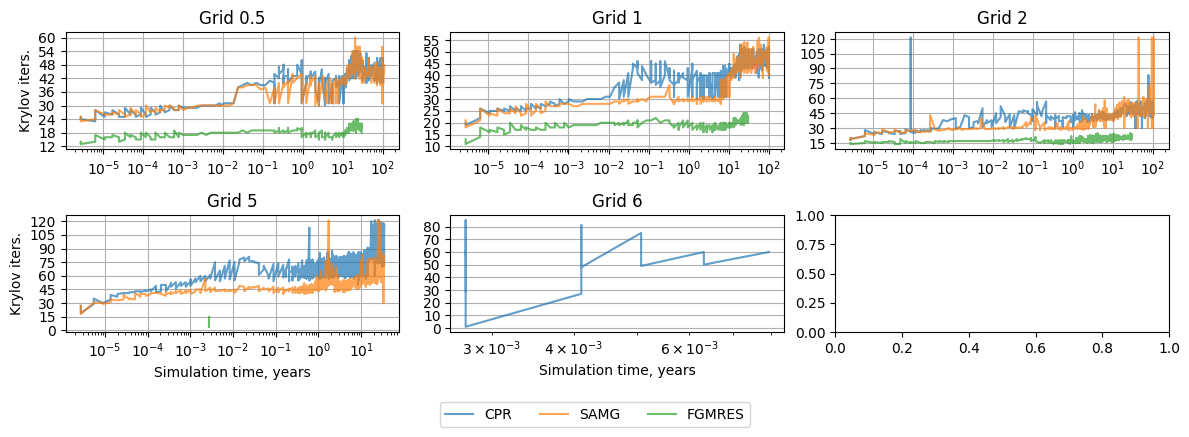
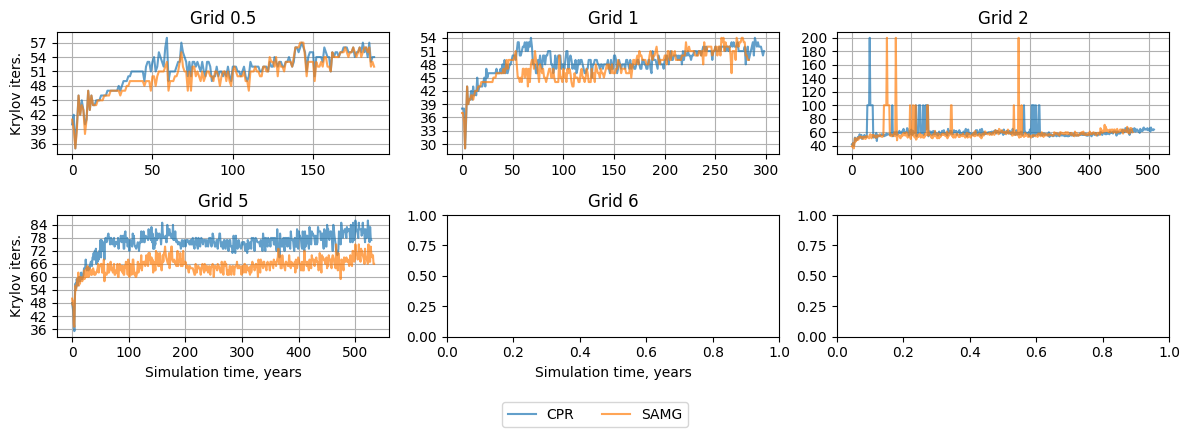
The change to this notebook cell's code, shown as a diff; its figure went from the first image to the second:
--- before
+++ after
@@ -14,5 +14,5 @@
     "CPR",
     "SAMG",
-    "FGMRES",
+    # "FGMRES",
     # 'S4_diag',
 ]
@@ -45,6 +45,6 @@
         ls = get_ls_indices(d)
         # color_converged_reason(d, legend=True)
-        # plt.plot(get_gmres_iterations(d), label=solver_name, alpha=0.7, c=colors[solver_name])
-        plt.plot(ts[ls] / YEAR, get_gmres_iterations(d), label=solver_name, alpha=0.7, c=colors[solver_name])
+        plt.plot(get_gmres_iterations(d), label=solver_name, alpha=0.7, c=colors[solver_name])
+        # plt.plot(ts[ls] / YEAR, get_gmres_iterations(d), label=solver_name, alpha=0.7, c=colors[solver_name])
         # plt.twinx()
         # plt.yscale('log')
@@ -55,5 +55,5 @@
     # color_time_steps(data['CPR'], fill=True, legend=True)
     # plt.yscale('log')
-    plt.xscale('log')
+    # plt.xscale('log')
 
 

Commit: checkpoint